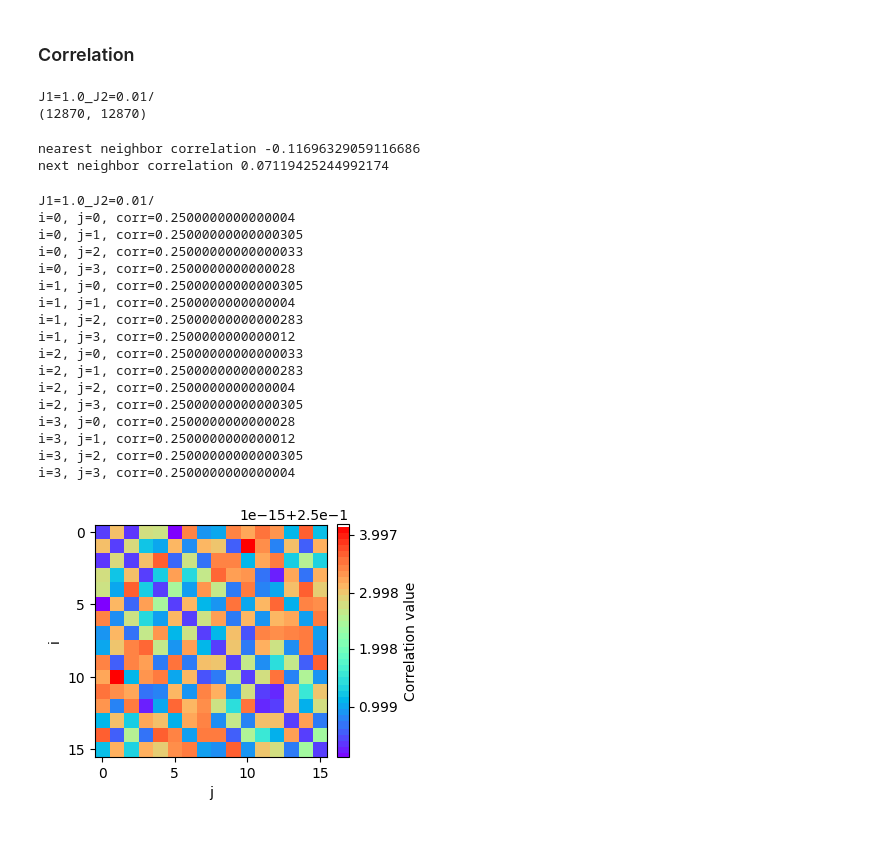
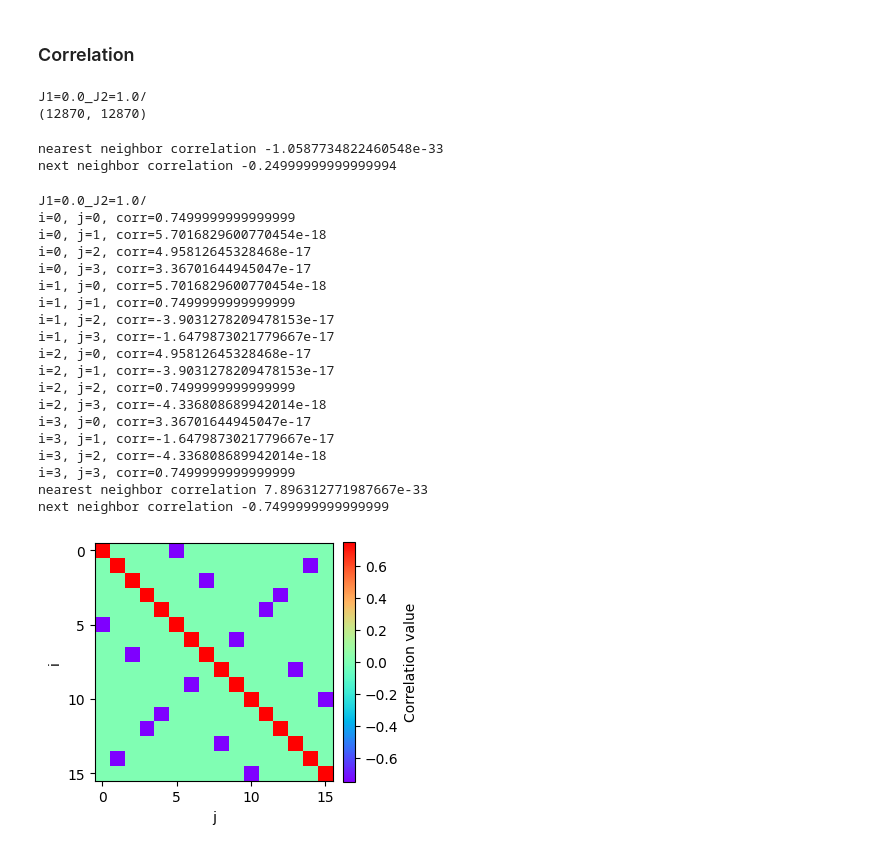
Before and after one commit to Cool-stanza/Shastry-Sutherland-model, a Jupyter notebook: exact diagonalization 4x4 Shastry Sutherland.ipynb, the cells around one changed output. Saved outputs shown, nothing was run; the diff lists cells and outputs as text; code cells hidden in the pictures.

```diff
--- a/exact diagonalization 4x4 Shastry Sutherland.ipynb
+++ b/exact diagonalization 4x4 Shastry Sutherland.ipynb
@@ -239,6 +239,8 @@ for F, ax in enumerate(axes.flatten()):
     all_labels = []
     for i in range(9):
         eigvals = np.load(save_path+folder[F]+f"eigvals block N={i}/"+f"eigvals_N={i}.npy")
+        if i==8 or i==7:
+            print(f"{folder[F]}, N={i}, energia minima di questo sottospazio = {np.min(eigvals)}")
         all_eigvals.extend(eigvals)
         all_labels.extend([i]*len(eigvals))
 
@@ -378,7 +398,7 @@ labels_dict[f'all_theta_{F}'] = all_labels_sorted"
 ### Plotting energies changing J1, J2
 # %%
 all_theta = [i*np.pi/16 for i in range(9)]
-number = 10 #how many eigen values do you want?
+number = 2 #how many eigen values do you want?
 J1 = np.sin(all_theta)
 J2 = np.cos(all_theta)
 plt.figure(figsize=(8,5))
@@ -431,13 +451,13 @@ folder = ["J1=0.0_J2=1.0/", "J1=0.2_J2=0.98/","J1=0.38_J2=0.92/",
           "J1=0.92_J2=0.38/", "J1=0.98_J2=0.2/", "J1=1.0_J2=0.0/", "J1=1.0_J2=0.01/", "J1=0.01_J2=1.0/"]
 # %%
 # loading of the eigen vectors
-F = -2 #which folder? ie which values of J1 and J2
+F = 0 #which folder? ie which values of J1 and J2
 N = 8 #which block? ie number of spin up
 print(folder[F])
 eigvecs = np.load(save_path+folder[F]+f"eigvals block N={N}/"+f"eigvecs_N={N}.npy")
 print(eigvecs.shape)
 # %% [output]
-J1=1.0_J2=0.01/
+J1=0.0_J2=1.0/
 (12870, 12870)
 # %%
 psi1 = eigvecs[:,0]
@@ -448,50 +468,54 @@ SiSj_nn_exval, SiSj_nnn_exval = HD.spin_corr(Lx,Ly,psi1,psi2,N,neighbors_indices
 print("nearest neighbor correlation", SiSj_nn_exval)
 print("next neighbor correlation", SiSj_nnn_exval)
 # %% [output]
-nearest neighbor correlation -0.11696329059116686
-next neighbor correlation 0.07119425244992174
+nearest neighbor correlation -1.0587734822460548e-33
+next neighbor correlation -0.24999999999999994
 # %%
 print(folder[F])
 
 GS = eigvecs[:, 0]
 L = Lx * Ly
 correlations = HD.compute_sisj_correlations(GS, N, L)
 for i in range(4):
     for j in range(4):
         print(f'i={i}, j={j}, corr={correlations[i,j]}')
 
-
+SzSz_nn_exval, SzSz_nnn_exval = HD.sisj_mean(GS,N,L,neighbors_indices,diag_indices)
+print("nearest neighbor correlation", SzSz_nn_exval)
+print("next neighbor correlation", SzSz_nnn_exval)
 
 # Plot tipo heatmap
 fig, ax = plt.subplots(figsize=(4, 4))
 im = ax.imshow(correlations, cmap='rainbow')
 
 cbar = fig.colorbar(im, ax=ax, fraction=0.046, pad=0.04)
 cbar.ax.tick_params(labelsize=10)
 cbar.set_label('Correlation value', fontsize=10)
 
 ax.set_xlabel('j')
 ax.set_ylabel('i')
 ax.set_yticks([0,5,10,15])
 
 plt.tight_layout()
 plt.show()
 # %% [output]
-J1=1.0_J2=0.01/
-i=0, j=0, corr=0.2500000000000004
-i=0, j=1, corr=0.25000000000000305
-i=0, j=2, corr=0.25000000000000033
-i=0, j=3, corr=0.2500000000000028
-i=1, j=0, corr=0.25000000000000305
-i=1, j=1, corr=0.2500000000000004
-i=1, j=2, corr=0.25000000000000283
-i=1, j=3, corr=0.2500000000000012
-i=2, j=0, corr=0.25000000000000033
-i=2, j=1, corr=0.25000000000000283
-i=2, j=2, corr=0.2500000000000004
-i=2, j=3, corr=0.25000000000000305
-i=3, j=0, corr=0.2500000000000028
-i=3, j=1, corr=0.2500000000000012
-i=3, j=2, corr=0.25000000000000305
-i=3, j=3, corr=0.2500000000000004
+J1=0.0_J2=1.0/
+i=0, j=0, corr=0.7499999999999999
+i=0, j=1, corr=5.7016829600770454e-18
+i=0, j=2, corr=4.95812645328468e-17
+i=0, j=3, corr=3.36701644945047e-17
+i=1, j=0, corr=5.7016829600770454e-18
+i=1, j=1, corr=0.7499999999999999
+i=1, j=2, corr=-3.9031278209478153e-17
+i=1, j=3, corr=-1.6479873021779667e-17
+i=2, j=0, corr=4.95812645328468e-17
+i=2, j=1, corr=-3.9031278209478153e-17
+i=2, j=2, corr=0.7499999999999999
+i=2, j=3, corr=-4.336808689942014e-18
+i=3, j=0, corr=3.36701644945047e-17
+i=3, j=1, corr=-1.6479873021779667e-17
+i=3, j=2, corr=-4.336808689942014e-18
+i=3, j=3, corr=0.7499999999999999
+nearest neighbor correlation 7.896312771987667e-33
+next neighbor correlation -0.7499999999999999
-[figure, old version]
+[figure, new version]
```
Also changed, not shown: parts of 3 cells of this notebook, 2 other files.
